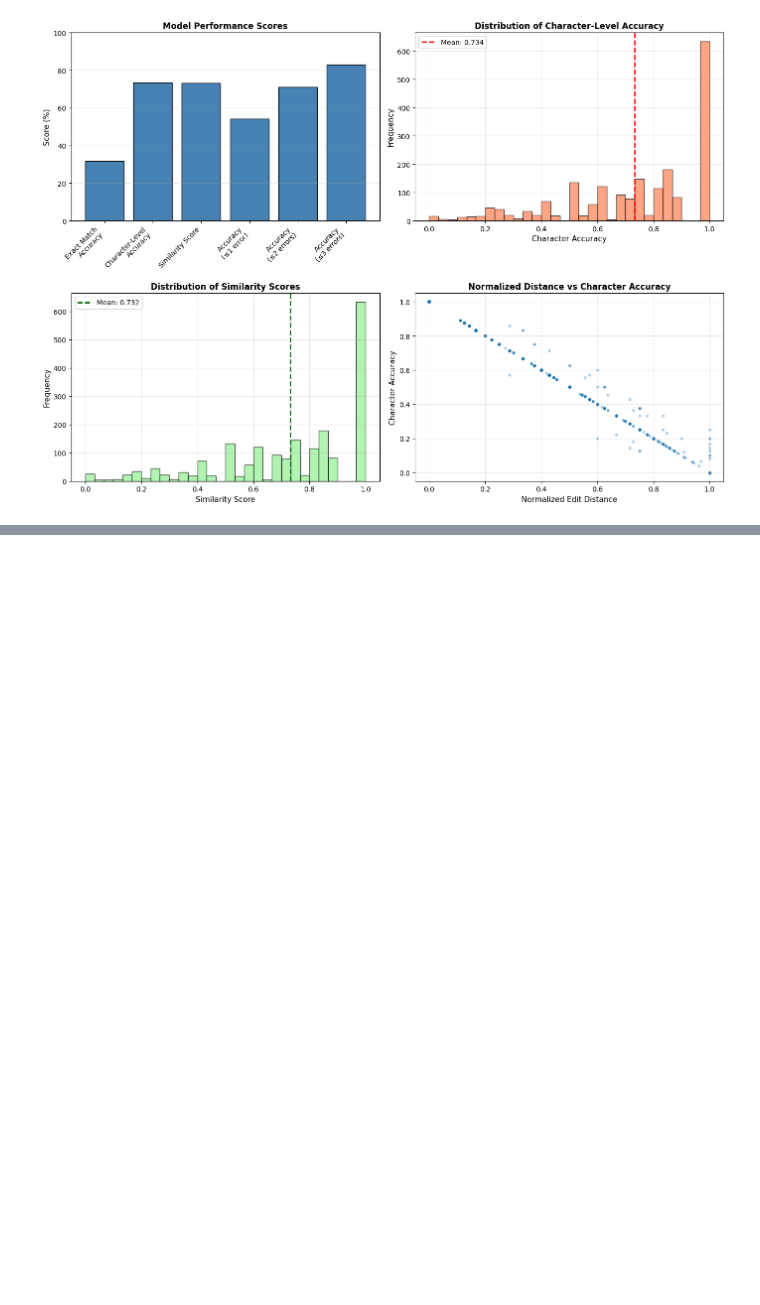
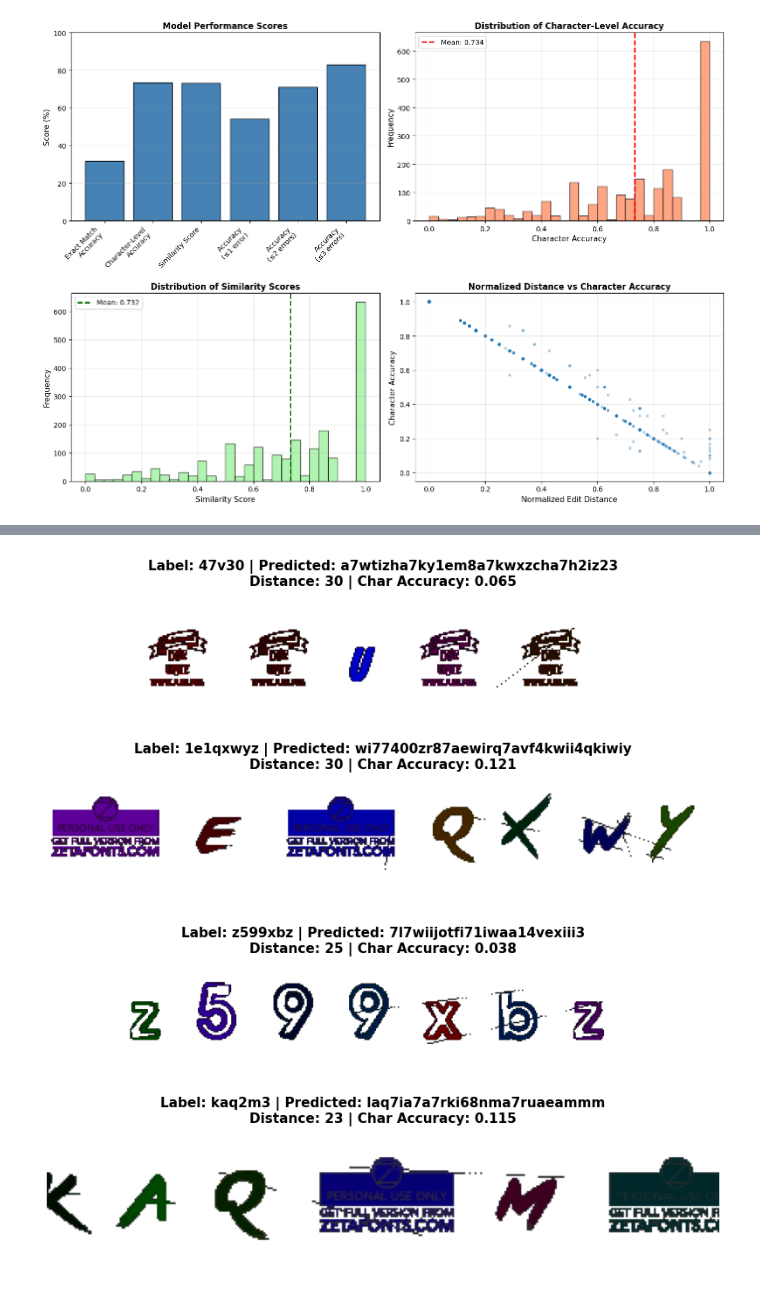
Before and after one commit to JCSnap/cs4243-project, a Jupyter notebook: test_analysis.ipynb, the cells around one changed output, grey strips where cells are left out. Cells and saved outputs as stored; diff of their text form; code cells hidden in the pictures; blank space fills up the shorter version.

Commit message:
add bad case analysis

```diff
--- a/test_analysis.ipynb
+++ b/test_analysis.ipynb
@@ -329,3 +310,79 @@ plt.tight_layout()
 plt.show()
 # %% [output]
 [figure]
+# %%
+# Bad prediction analysis - visualize images with poor predictions
+import os
+import cv2
+from pathlib import Path
+from IPython.display import display, HTML
+
+# Define thresholds for "bad" predictions
+DISTANCE_THRESHOLD = 3  # Consider predictions with distance >= 3 as bad
+CHAR_ACCURACY_THRESHOLD = 0.5  # Consider predictions with char accuracy < 0.5 as bad
+
+# Filter bad predictions
+bad_predictions = df[
+    (df['Distance'] >= DISTANCE_THRESHOLD) | (df['Char_Accuracy'] < CHAR_ACCURACY_THRESHOLD)
+].copy()
+
+print(f"Total bad predictions: {len(bad_predictions)}")
+print(f"Bad predictions by distance threshold (≥{DISTANCE_THRESHOLD}): {len(df[df['Distance'] >= DISTANCE_THRESHOLD])}")
+print(f"Bad predictions by char accuracy threshold (<{CHAR_ACCURACY_THRESHOLD}): {len(df[df['Char_Accuracy'] < CHAR_ACCURACY_THRESHOLD])}")
+print(f"\nSorting by worst performance (highest distance, lowest char accuracy)...")
+bad_predictions = bad_predictions.sort_values(['Distance', 'Char_Accuracy'], ascending=[False, True])
+
+# Path to enhanced contrast images
+image_dir = Path("./test/enhanced_contrast")
+
+# Function to find image file for a given label
+def find_image_file(label):
+    """Find the image file matching the label"""
+    # The filename format is: {label}-{something}_cleaned_enhanced.png
+    pattern = f"{label}-*_cleaned_enhanced.png"
+    matches = list(image_dir.glob(pattern))
+    if matches:
+        return matches[0]  # Return first match
+    return None
+
+# Display bad predictions with images
+print(f"\nDisplaying first 20 worst predictions with their images:\n")
+print("=" * 80)
+
+# Limit to first 20 for display
+display_count = min(20, len(bad_predictions))
+
+for idx, (row_idx, row) in enumerate(bad_predictions.head(display_count).iterrows()):
+    label = row['Actual']
+    predicted = row['Predicted']
+    distance = row['Distance']
+    char_acc = row['Char_Accuracy']
+
+    # Find the image
+    image_path = find_image_file(label)
+
+    if image_path and image_path.exists():
+        # Read and display the image
+        img = cv2.imread(str(image_path))
+        if img is not None:
+            # Convert BGR to RGB for matplotlib
+            img_rgb = cv2.cvtColor(img, cv2.COLOR_BGR2RGB)
+
+            # Create figure
+            fig, ax = plt.subplots(1, 1, figsize=(8, 3))
+            ax.imshow(img_rgb)
+            ax.axis('off')
+            ax.set_title(
+                f"Label: {label} | Predicted: {predicted}\n"
+                f"Distance: {distance} | Char Accuracy: {char_acc:.3f}",
+                fontsize=11, fontweight='bold'
+            )
+            plt.tight_layout()
+            plt.show()
+    else:
+        print(f"⚠️  Image not found for label: {label}")
+        print(f"   Predicted: {predicted}, Distance: {distance}, Char Accuracy: {char_acc:.3f}\n")
+
+print(f"\n{'='*80}")
+print(f"Displayed {display_count} worst predictions out of {len(bad_predictions)} total bad predictions")
+# %% [output]
@@ -331,0 +398,4 @@ plt.show()
+[figure, added]
+[figure, added]
+[figure, added]
+[figure, added]
```
Also changed, not shown: parts of 7 cells of this notebook.
